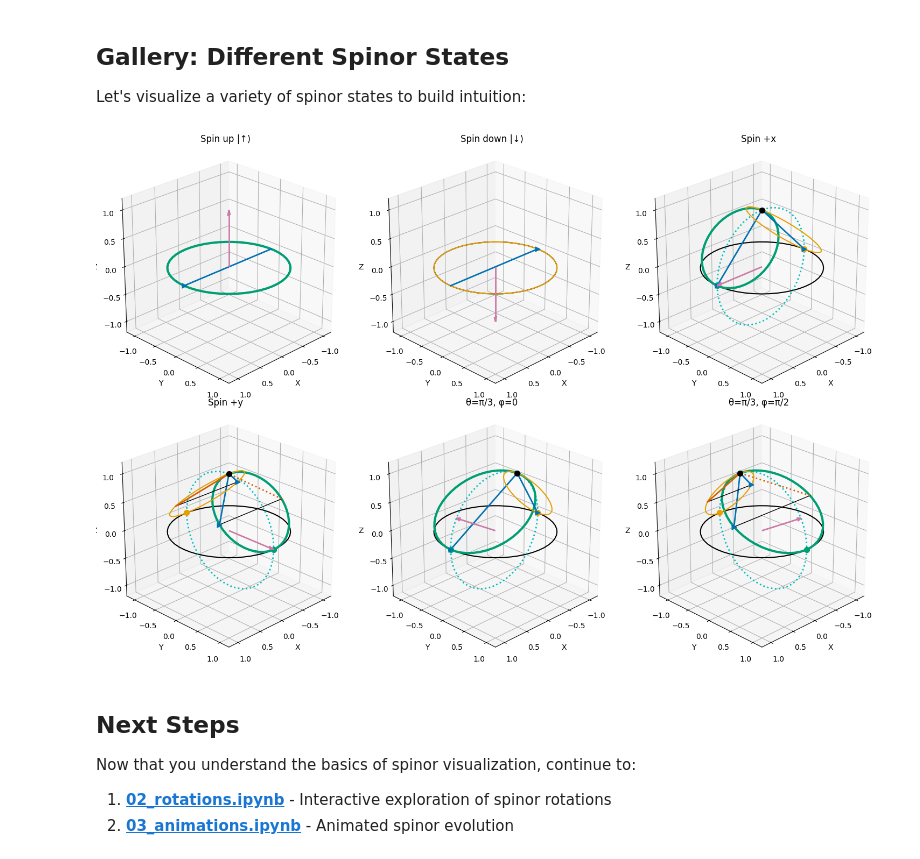
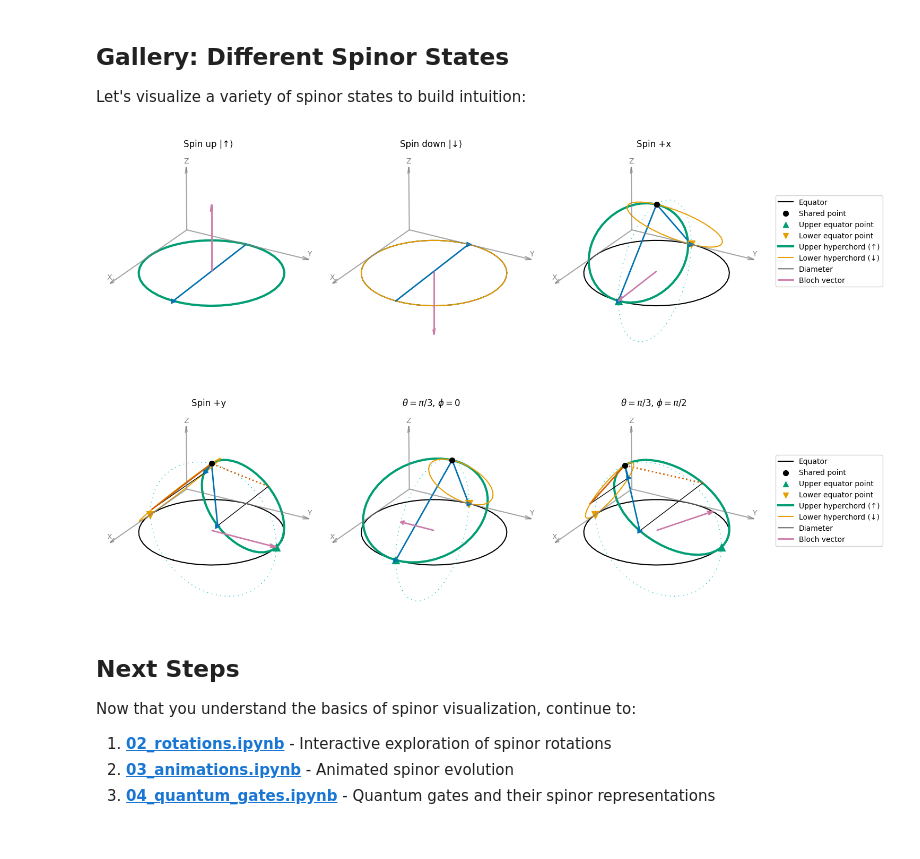
Before and after one commit to al-rigazzi/spinor_viz, a Jupyter notebook: notebooks/01_spinor_basics.ipynb, the cells around one changed output. Drawn from its saved outputs; the diff is of its cells as text; code cells hidden in the pictures.

```diff
--- a/notebooks/01_spinor_basics.ipynb
+++ b/notebooks/01_spinor_basics.ipynb
@@ -151,14 +151,14 @@ Each spinor component is a complex number. The `plot_complex` function visualize
 fig, axes = plt.subplots(1, 3, figsize=(15, 5))
 
 complex_numbers = [
-    np.exp(1j * np.pi/6),
-    np.exp(1j * 2*np.pi/3),
-    np.exp(1j * -np.pi/4)
+    (np.exp(1j * np.pi/6), r'$e^{i\pi/6}$'),
+    (np.exp(1j * 2*np.pi/3), r'$e^{i 2\pi/3}$'),
+    (np.exp(1j * -np.pi/4), r'$e^{-i\pi/4}$')
 ]
 
-for ax, c in zip(axes, complex_numbers):
+for ax, (c, title) in zip(axes, complex_numbers):
     plot_complex(c, ax=ax)
-    ax.set_title(f'$e^{{i \cdot {np.degrees(np.angle(c)):.0f}°}}$')
+    ax.set_title(title)
 
 plt.tight_layout()
 plt.show()
@@ -171,25 +171,25 @@ Let's visualize a variety of spinor states to build intuition:
 # %%
 # Create a gallery of different spinors
 spinors = [
     ("Spin up |↑⟩", Spinor.spin_up()),
     ("Spin down |↓⟩", Spinor.spin_down()),
     ("Spin +x", Spinor.from_angles(np.pi/2, 0)),
     ("Spin +y", Spinor.from_angles(np.pi/2, np.pi/2)),
-    ("θ=π/3, φ=0", Spinor.from_angles(np.pi/3, 0)),
-    ("θ=π/3, φ=π/2", Spinor.from_angles(np.pi/3, np.pi/2)),
+    (r"$\theta=\pi/3$, $\phi=0$", Spinor.from_angles(np.pi/3, 0)),
+    (r"$\theta=\pi/3$, $\phi=\pi/2$", Spinor.from_angles(np.pi/3, np.pi/2)),
 ]
 
 fig = plt.figure(figsize=(15, 10))
 
 for i, (name, s) in enumerate(spinors):
     ax = fig.add_subplot(2, 3, i+1, projection='3d')
-    plot_spinor_3d(s, ax=ax, view_angles=(25, 45))
-    ax.set_title(name)
+    plot_spinor_3d(s, ax=ax, view_angles=(25, 30), show_legend=(i+1)%3==0, show_axis_arrows=True)
+    ax.set_title(name, y=1)
 
 plt.tight_layout()
 plt.show()
 # %% [output]
-[figure, old version]
+[figure, new version]
 # %% [markdown]
 ## Next Steps
 
@@ -197,3 +197,4 @@ Now that you understand the basics of spinor visualization, continue to:
 
 1. **[02_rotations.ipynb](02_rotations.ipynb)** - Interactive exploration of spinor rotations
 2. **[03_animations.ipynb](03_animations.ipynb)** - Animated spinor evolution
+3. **[04_quantum_gates.ipynb](04_quantum_gates.ipynb)** - Quantum gates and their spinor representations
```
Also changed, not shown: parts of 1 cell of this notebook, 26 other files.
